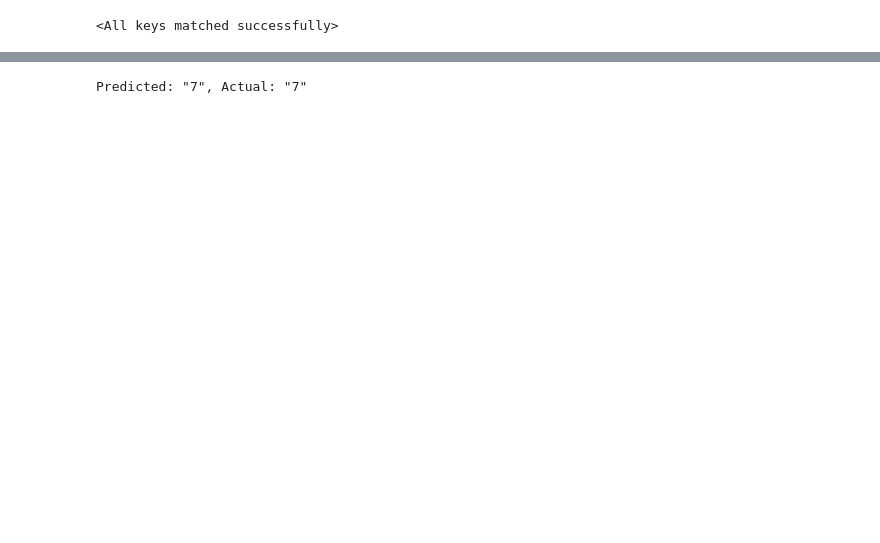
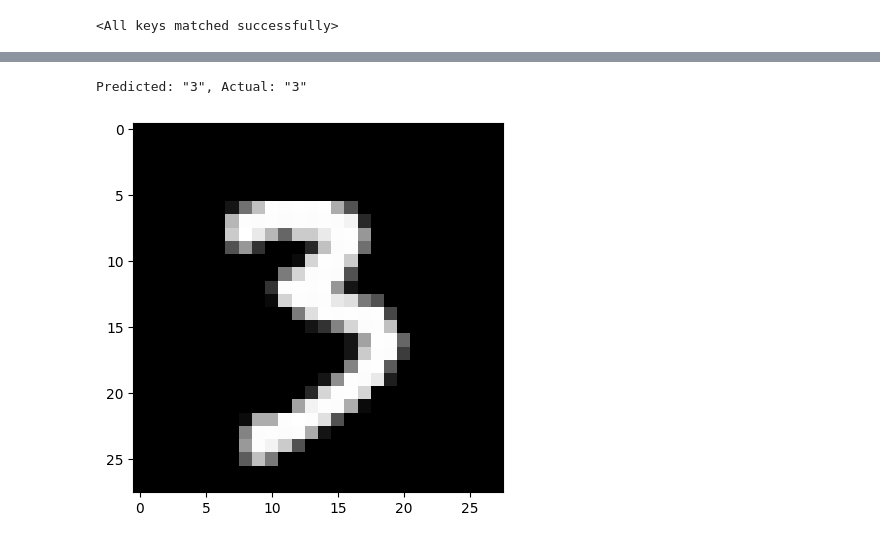
Before and after one commit to iyqht/simple-neural-network, a Jupyter notebook: neural_network.ipynb, the cells around one changed output, grey strips where cells are left out. Saved outputs shown, nothing was run; the diff lists cells and outputs as text; code cells hidden in the pictures; blank space fills up the shorter version.

```diff
--- a/neural_network.ipynb
+++ b/neural_network.ipynb
@@ -135,12 +165,15 @@ ConvolutionalNetwork(
 # %%
 classes = [str(i) for i in range(10)]
 
-x,y = test_data[0][0], test_data[0][1]
+sample = 30
+x,y = test_data[sample][0], test_data[sample][1]
 
 with torch.no_grad():
   pred = my_model(x)
 
   predicted, actual = classes[pred[0].argmax(0)], classes[y]
   print(f'Predicted: "{predicted}", Actual: "{actual}"')
+  plt.imshow(x.squeeze(), cmap='gray')
 # %% [output]
-Predicted: "7", Actual: "7"
+Predicted: "3", Actual: "3"
+[figure, added]
```
Also changed, not shown: parts of 9 cells of this notebook.
